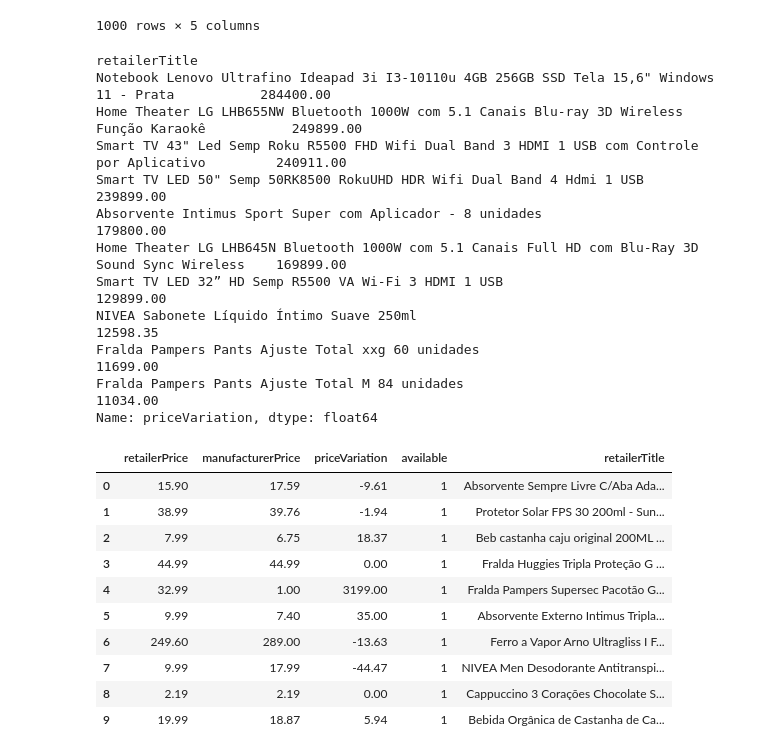
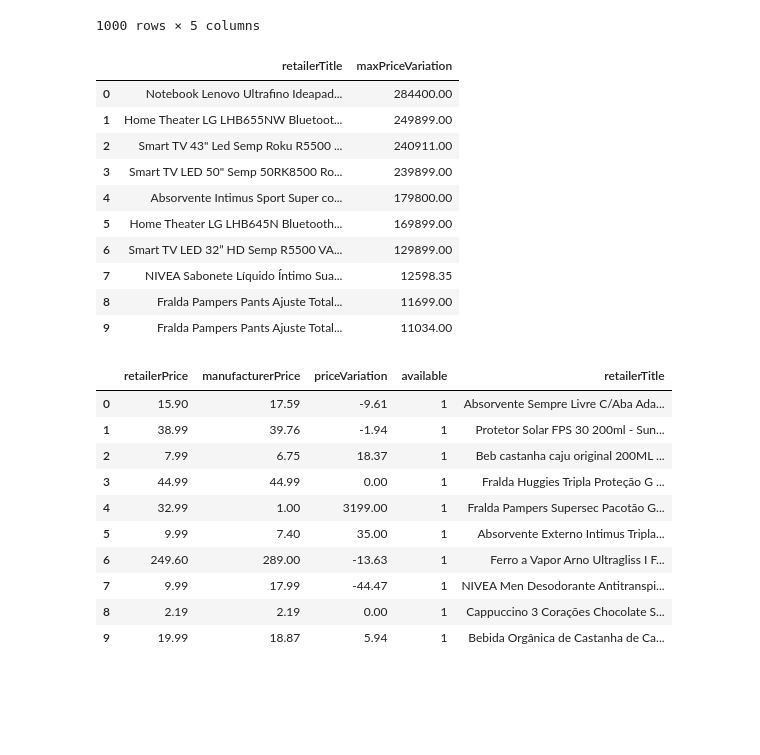
Before and after one commit to HEII-UFRN/Engenharia-de-Dados, a Jupyter notebook: data_eng_test_version_1.ipynb, the cells around one changed output. Cells and saved outputs as stored; diff of their text form; code cells hidden in the pictures; blank space fills up the shorter version.

```diff
--- a/data_eng_test_version_1.ipynb
+++ b/data_eng_test_version_1.ipynb
@@ -202,28 +238,34 @@ top_variations
 # %%
 # Agrupando o DataFrame pelo nome do produto e calculando a variação de preço máxima para cada grupo
 grouped = dx.groupby('retailerTitle')['priceVariation'].max()
 
 # Ordenando os grupos em ordem decrescente com base na variação de preço
 sorted_groups = grouped.sort_values(ascending=False)
 
 # 10 primeiros grupos com a maior variação de preço
 top_10_variations = sorted_groups.head(10)
 
+# Transforma top_10_variations em um DataFrame
+
+df_top_10_variations = top_10_variations.to_frame().reset_index()
+
+# Renomeia as colunas do DataFrame
+df_top_10_variations.columns = ['retailerTitle', 'maxPriceVariation']
+
 # Exiba os resultados
-print(top_10_variations)
+df_top_10_variations
 # %% [output]
-retailerTitle
-Notebook Lenovo Ultrafino Ideapad 3i I3-10110u 4GB 256GB SSD Tela 15,6" Windows 11 - Prata           284400.00
-Home Theater LG LHB655NW Bluetooth 1000W com 5.1 Canais Blu-ray 3D Wireless Função Karaokê           249899.00
-Smart TV 43" Led Semp Roku R5500 FHD Wifi Dual Band 3 HDMI 1 USB com Controle por Aplicativo         240911.00
-Smart TV LED 50" Semp 50RK8500 RokuUHD HDR Wifi Dual Band 4 Hdmi 1 USB                               239899.00
-Absorvente Intimus Sport Super com Aplicador - 8 unidades                                            179800.00
-Home Theater LG LHB645N Bluetooth 1000W com 5.1 Canais Full HD com Blu-Ray 3D Sound Sync Wireless    169899.00
-Smart TV LED 32” HD Semp R5500 VA Wi-Fi 3 HDMI 1 USB                                                 129899.00
-NIVEA Sabonete Líquido Íntimo Suave 250ml                                                             12598.35
-Fralda Pampers Pants Ajuste Total xxg 60 unidades                                                     11699.00
-Fralda Pampers Pants Ajuste Total M 84 unidades                                                       11034.00
-Name: priceVariation, dtype: float64
+|  | retailerTitle | maxPriceVariation |
+| 0 | Notebook Lenovo Ultrafino Ideapad... | 284400.00 |
+| 1 | Home Theater LG LHB655NW Bluetoot... | 249899.00 |
+| 2 | Smart TV 43" Led Semp Roku R5500 ... | 240911.00 |
+| 3 | Smart TV LED 50" Semp 50RK8500 Ro... | 239899.00 |
+| 4 | Absorvente Intimus Sport Super co... | 179800.00 |
+| 5 | Home Theater LG LHB645N Bluetooth... | 169899.00 |
+| 6 | Smart TV LED 32” HD Semp R5500 VA... | 129899.00 |
+| 7 | NIVEA Sabonete Líquido Íntimo Sua... | 12598.35 |
+| 8 | Fralda Pampers Pants Ajuste Total... | 11699.00 |
+| 9 | Fralda Pampers Pants Ajuste Total... | 11034.00 |
 # %%
 #Produtos que apresentam maior indisponibilidade
 # %%
```
Also changed, not shown: parts of 3 cells of this notebook.
